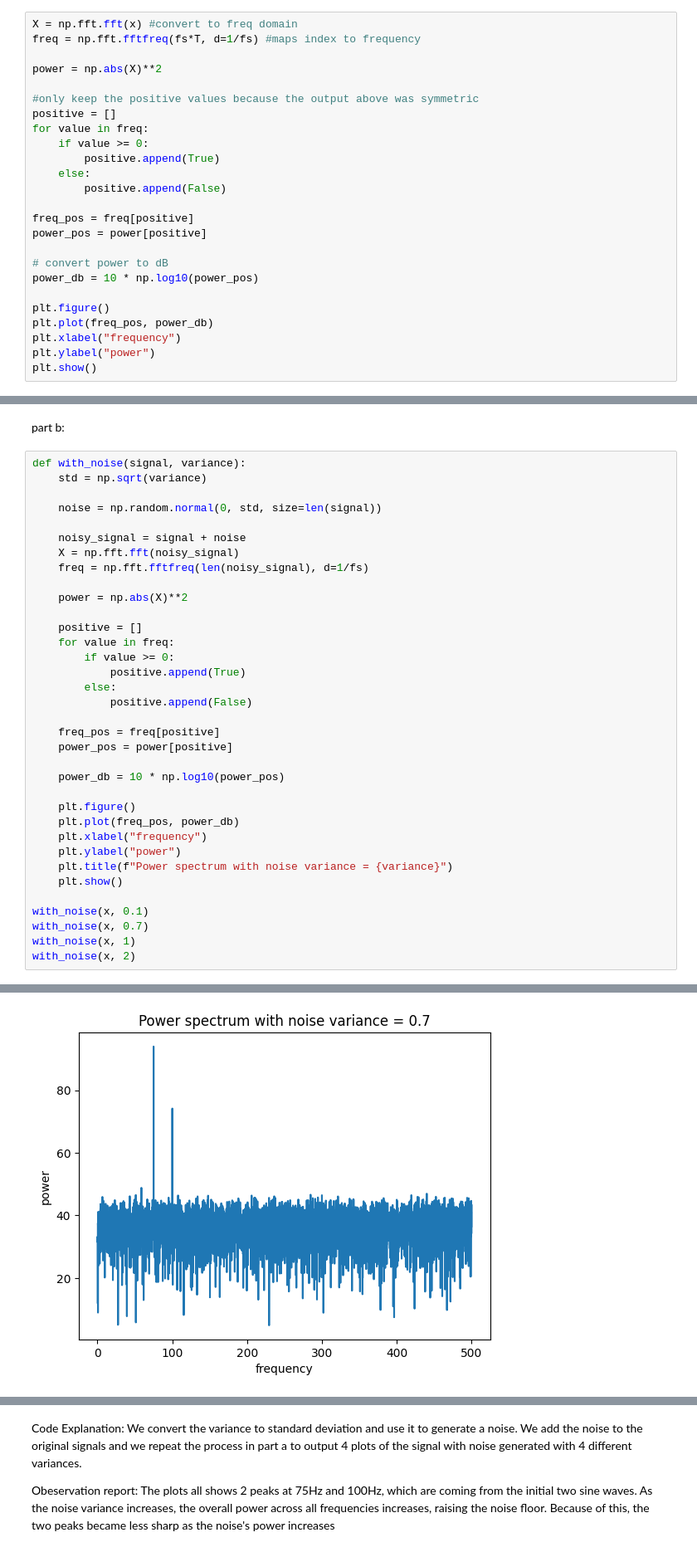
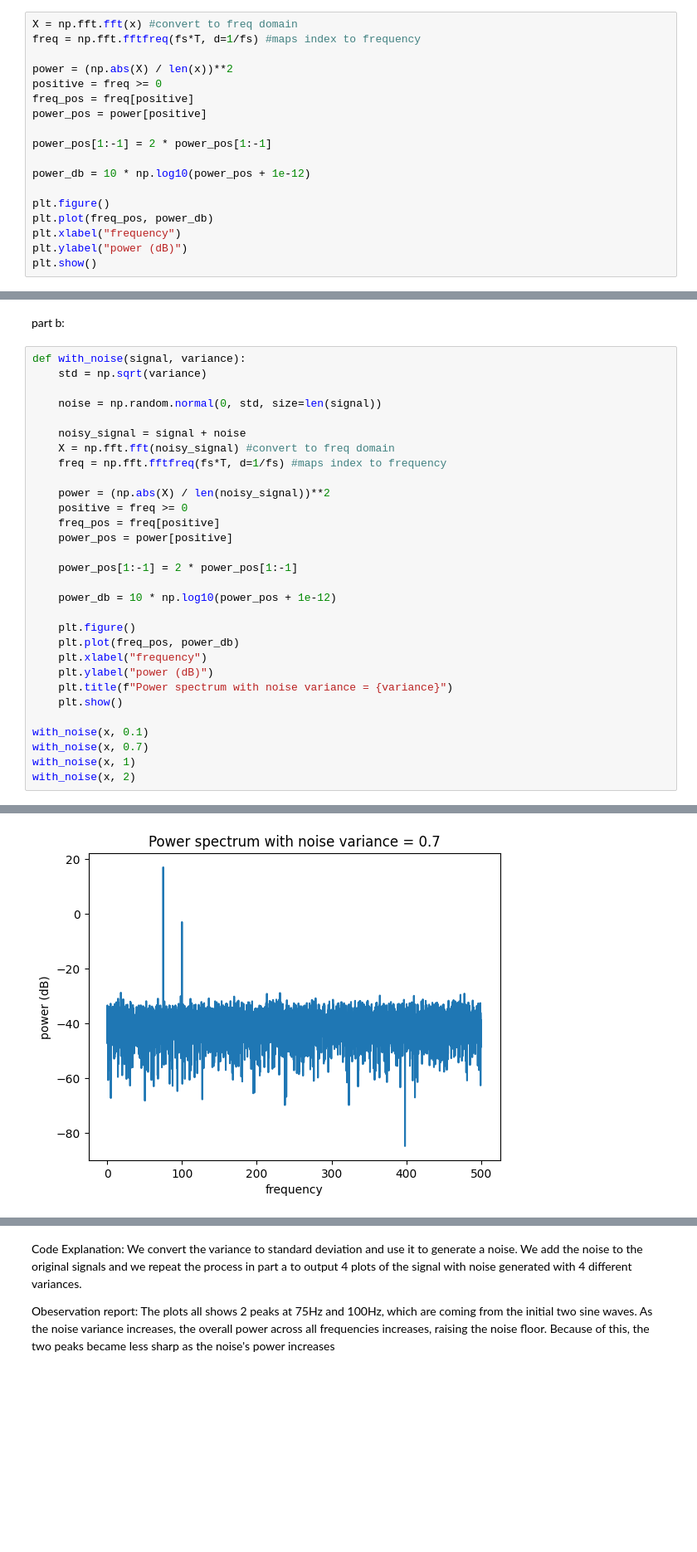
Before and after one commit to ZichengH-Davis/EEC284-HW, a Jupyter notebook: homework2.ipynb, the cells around one changed output, grey strips where cells are left out. Shown at 83% size. Saved outputs shown, nothing was run; the diff lists cells and outputs as text; blank space fills up the shorter version.

```diff
--- a/homework2.ipynb
+++ b/homework2.ipynb
@@ -34,25 +34,18 @@ Explanation for the code: we set up the fs and the time, and based on that we ma
 X = np.fft.fft(x) #convert to freq domain
 freq = np.fft.fftfreq(fs*T, d=1/fs) #maps index to frequency
 
-power = np.abs(X)**2
-
-#only keep the positive values because the output above was symmetric
-positive = []
-for value in freq:
-    if value >= 0:
-        positive.append(True)
-    else:
-        positive.append(False)
-
+power = (np.abs(X) / len(x))**2
+positive = freq >= 0
 freq_pos = freq[positive]
 power_pos = power[positive]
 
-# convert power to dB
-power_db = 10 * np.log10(power_pos)
+power_pos[1:-1] = 2 * power_pos[1:-1]
+
+power_db = 10 * np.log10(power_pos + 1e-12)
 
 plt.figure()
 plt.plot(freq_pos, power_db)
 plt.xlabel("frequency")
-plt.ylabel("power")
+plt.ylabel("power (dB)")
 plt.show()
 # %% [output]
@@ -68,27 +61,22 @@ def with_noise(signal, variance):
     noise = np.random.normal(0, std, size=len(signal))
 
     noisy_signal = signal + noise
-    X = np.fft.fft(noisy_signal)
-    freq = np.fft.fftfreq(len(noisy_signal), d=1/fs)
+    X = np.fft.fft(noisy_signal) #convert to freq domain
+    freq = np.fft.fftfreq(fs*T, d=1/fs) #maps index to frequency
 
-    power = np.abs(X)**2
-
-    positive = []
-    for value in freq:
-        if value >= 0:
-            positive.append(True)
-        else:
-            positive.append(False)
-
+    power = (np.abs(X) / len(noisy_signal))**2
+    positive = freq >= 0
     freq_pos = freq[positive]
     power_pos = power[positive]
 
-    power_db = 10 * np.log10(power_pos)
+    power_pos[1:-1] = 2 * power_pos[1:-1]
+
+    power_db = 10 * np.log10(power_pos + 1e-12)
 
     plt.figure()
     plt.plot(freq_pos, power_db)
     plt.xlabel("frequency")
-    plt.ylabel("power")
+    plt.ylabel("power (dB)")
     plt.title(f"Power spectrum with noise variance = {variance}")
     plt.show()
 
@@ -101 +89 @@ with_noise(x, 2)
-[figure, old version]
+[figure, new version]
```
Also changed, not shown: parts of 3 cells of this notebook.
